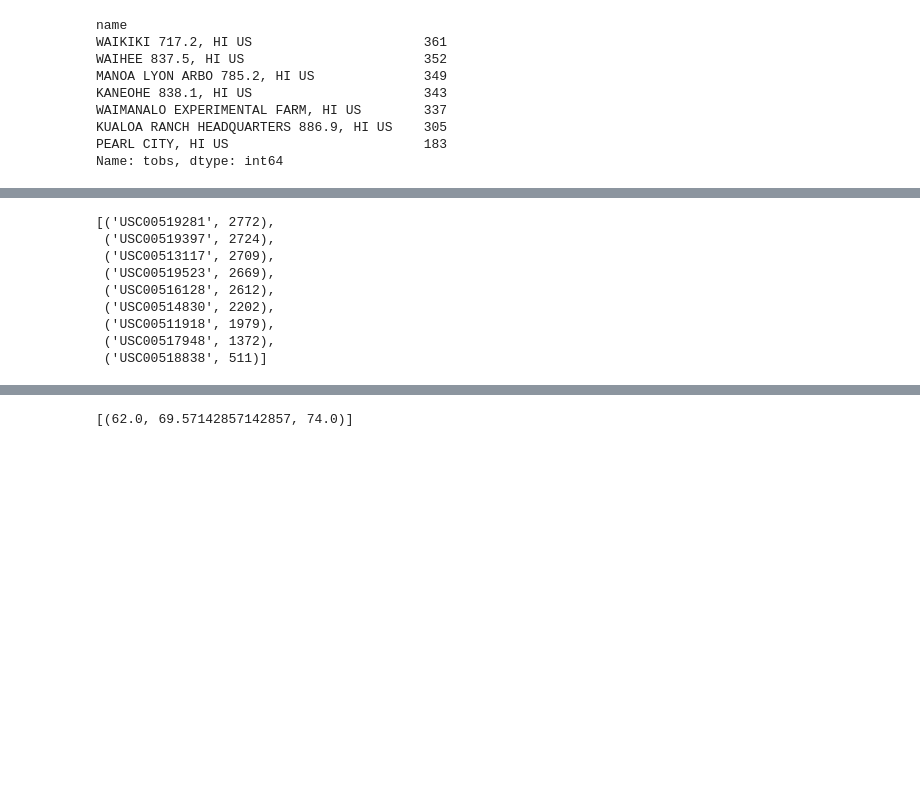
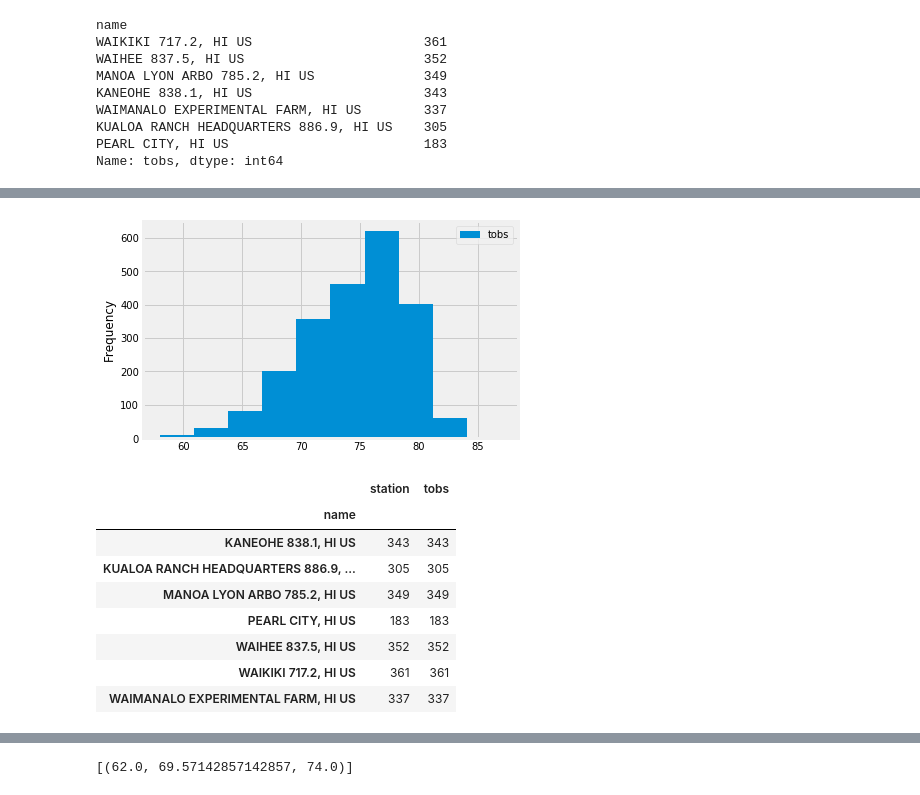
Before and after one commit to roayala/surfsup, a Jupyter notebook: climate_sttr_roas.ipynb, the cells around one changed output, grey strips where cells are left out. Saved outputs shown, nothing was run; the diff lists cells and outputs as text; code cells hidden in the pictures; blank space fills up the shorter version.

```diff
--- a/climate_sttr_roas.ipynb
+++ b/climate_sttr_roas.ipynb
@@ -223,13 +241,26 @@ GROUP BY name
+# %%
+
+temp_qry = session.query(*[Measurement.tobs]).\
+                        filter(Measurement.date.between('2016-08-23', '2017-08-23')).all()
+temp_dataframe = pd.DataFrame(temp_qry, columns=['tobs'])
+temp_dataframe.plot.hist()
+plt.show()
+# %% [output]
+[figure, added]
 # %%
+
 # What are the most active stations? (i.e. what stations have the most rows)?
 # List the stations and the counts in descending order.
+
+stationsbyname = stations_year.groupby('name')
+stationsbyname.count()
 # %% [output]
-[('USC00519281', 2772),
- ('USC00519397', 2724),
- ('USC00513117', 2709),
- ('USC00519523', 2669),
- ('USC00516128', 2612),
- ('USC00514830', 2202),
- ('USC00511918', 1979),
- ('USC00517948', 1372),
- ('USC00518838', 511)]
+|  | station | tobs |
+| name |  |  |
+| KANEOHE 838.1, HI US | 343 | 343 |
+| KUALOA RANCH HEADQUARTERS 886.9, ... | 305 | 305 |
+| MANOA LYON ARBO 785.2, HI US | 349 | 349 |
+| PEARL CITY, HI US | 183 | 183 |
+| WAIHEE 837.5, HI US | 352 | 352 |
+| WAIKIKI 717.2, HI US | 361 | 361 |
+| WAIMANALO EXPERIMENTAL FARM, HI US | 337 | 337 |
```
Also changed, not shown: parts of 21 cells of this notebook.
